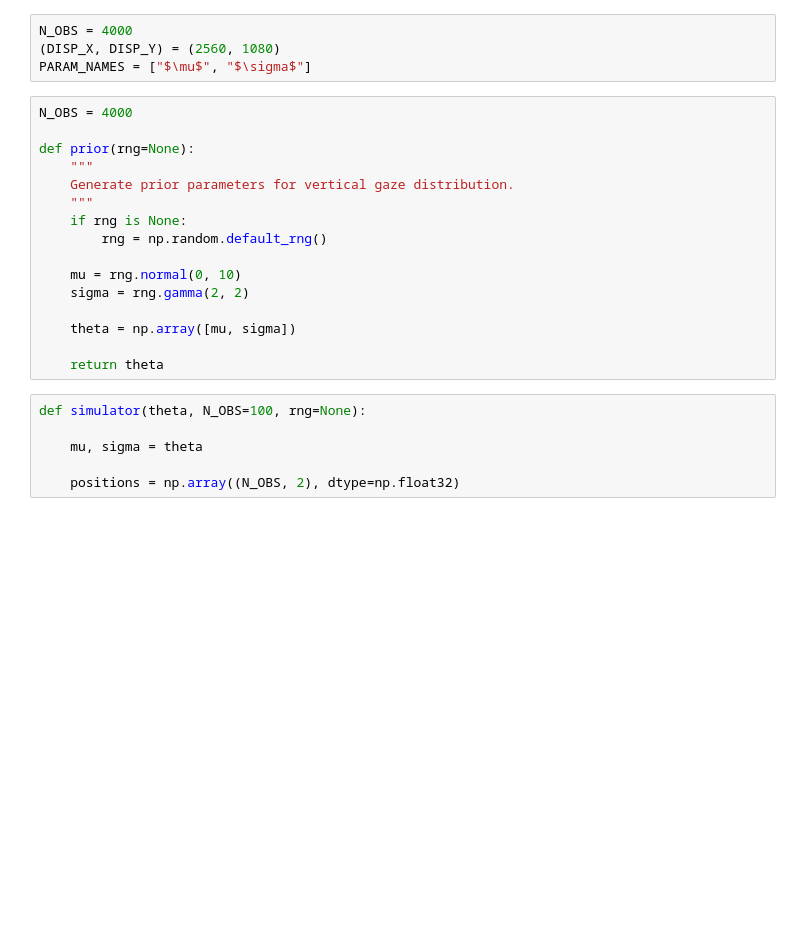
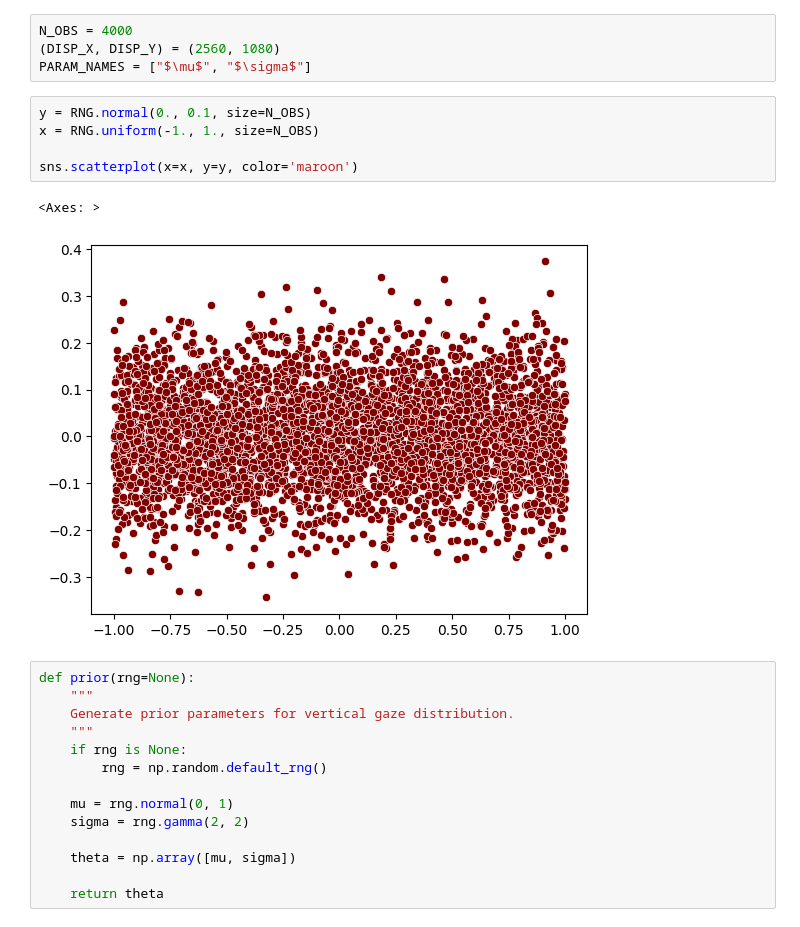
Before and after one commit to jerrymhuang/DreamDrone, a Jupyter notebook: FinalProject/exploration/gaze_simulation.ipynb, the cells around one changed output. Saved outputs shown, nothing was run; the diff lists cells and outputs as text; blank space fills up the shorter version.

Commit message:
Updated gaze simulator

```diff
--- a/FinalProject/exploration/gaze_simulation.ipynb
+++ b/FinalProject/exploration/gaze_simulation.ipynb
@@ -22,9 +22,15 @@ RNG = np.random.default_rng(1069)
 N_OBS = 4000
 (DISP_X, DISP_Y) = (2560, 1080)
 PARAM_NAMES = ["$\mu$", "$\sigma$"]
+# %%
+y = RNG.normal(0., 0.1, size=N_OBS)
+x = RNG.uniform(-1., 1., size=N_OBS)
+
+sns.scatterplot(x=x, y=y, color='maroon')
+# %% [output]
+<Axes: >
+[figure, added]
 # %%
-N_OBS = 4000
-
 def prior(rng=None):
     """
     Generate prior parameters for vertical gaze distribution.
@@ -32,15 +38,9 @@ def prior(rng=None):
     if rng is None:
         rng = np.random.default_rng()
 
-    mu = rng.normal(0, 10)
+    mu = rng.normal(0, 1)
     sigma = rng.gamma(2, 2)
 
     theta = np.array([mu, sigma])
 
     return theta
-# %%
-def simulator(theta, N_OBS=100, rng=None):
-
-    mu, sigma = theta
-
-    positions = np.array((N_OBS, 2), dtype=np.float32)
```
Also changed, not shown: parts of 3 cells of this notebook, 1 other file.
